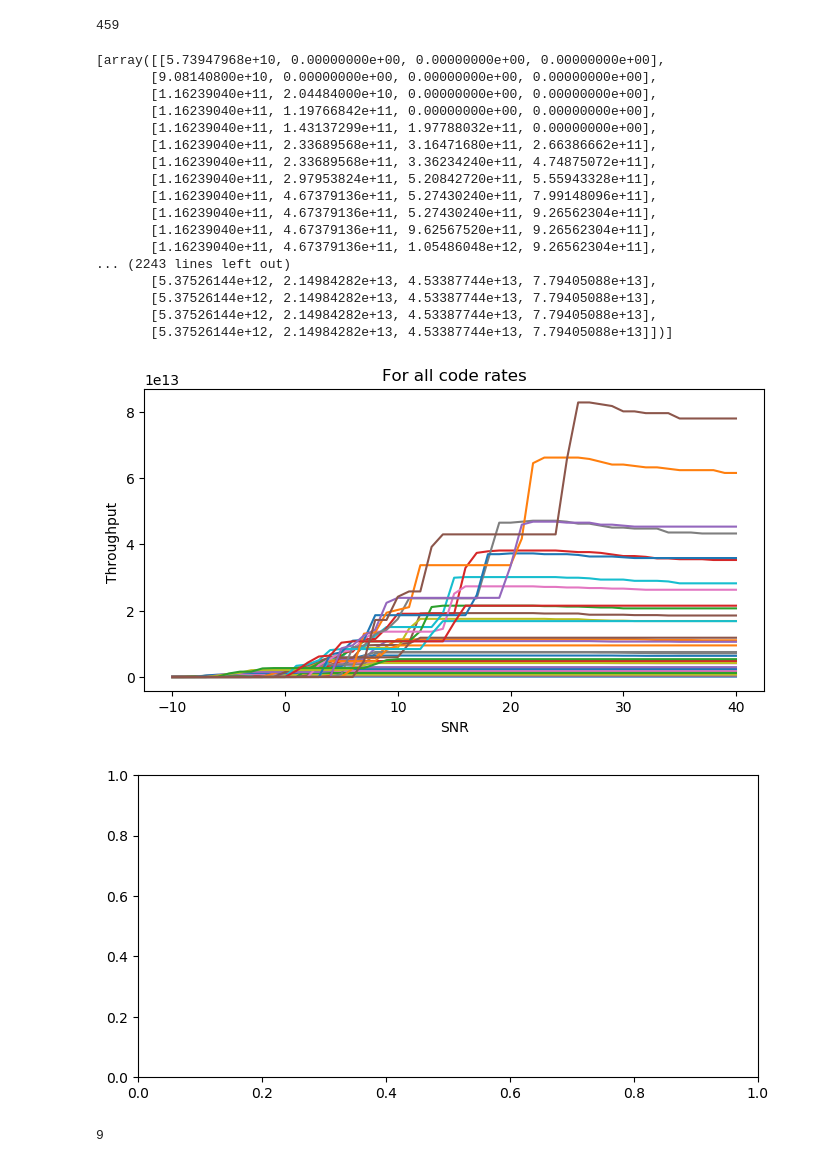
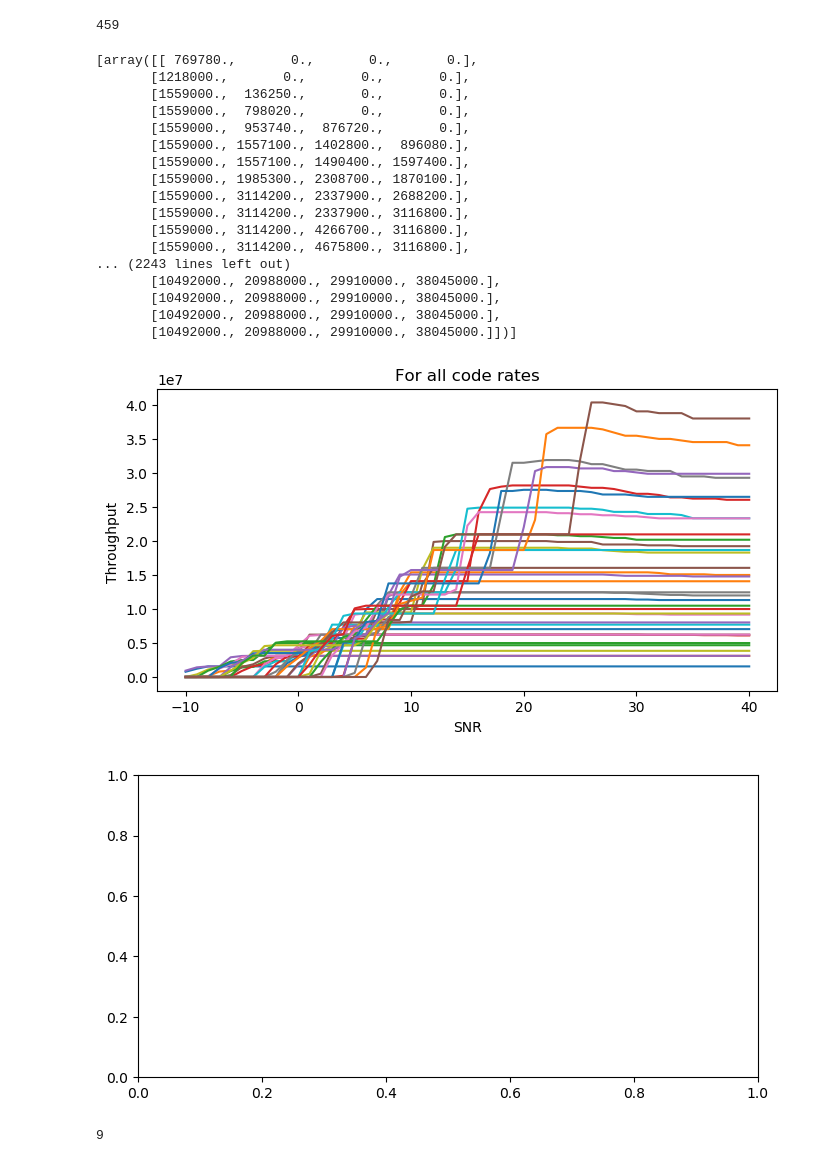
Before and after one commit to Shubham-Sahoo/5G-Communication, a Jupyter notebook: nakagami-fr2.ipynb, the cells around one changed output. Cells and saved outputs as stored; diff of their text form; code cells hidden in the pictures.

```diff
--- a/nakagami-fr2.ipynb
+++ b/nakagami-fr2.ipynb
@@ -160,52 +156,52 @@ maxthr4 = np.array([297280,594240,737280,962880,1208640,1352640,1475840,1803840,
 inflex_arr = []
 for i in range(9):
 
-    inflex1 = np.concatenate((np.reshape(((data_ch1[i*51:(i+1)*51,1])*maxthr1[i]),(51,1)),np.reshape(((data_ch2[i*51:(i+1)*51,1])*maxthr2[i]),(51,1))),axis=1)
-    inflex2 = np.concatenate((np.reshape(((data_ch3[i*51:(i+1)*51,1])*maxthr3[i]),(51,1)),np.reshape(((data_ch4[i*51:(i+1)*51,1])*maxthr4[i]),(51,1))),axis=1)
+    inflex1 = np.concatenate((np.reshape(((data_ch1[i*51:(i+1)*51,1])),(51,1)),np.reshape(((data_ch2[i*51:(i+1)*51,1])),(51,1))),axis=1)
+    inflex2 = np.concatenate((np.reshape(((data_ch3[i*51:(i+1)*51,1])),(51,1)),np.reshape(((data_ch4[i*51:(i+1)*51,1])),(51,1))),axis=1)
     #print(inflex1)
     inflex_c = np.concatenate((inflex1,inflex2),axis=1)
     inflex_arr.append(inflex_c)
     print(inflex_arr)
 # %% [output]
-[array([[5.73947968e+10, 0.00000000e+00, 0.00000000e+00, 0.00000000e+00],
-       [9.08140800e+10, 0.00000000e+00, 0.00000000e+00, 0.00000000e+00],
-       [1.16239040e+11, 2.04484000e+10, 0.00000000e+00, 0.00000000e+00],
-       [1.16239040e+11, 1.19766842e+11, 0.00000000e+00, 0.00000000e+00],
-       [1.16239040e+11, 1.43137299e+11, 1.97788032e+11, 0.00000000e+00],
-       [1.16239040e+11, 2.33689568e+11, 3.16471680e+11, 2.66386662e+11],
-       [1.16239040e+11, 2.33689568e+11, 3.36234240e+11, 4.74875072e+11],
-       [1.16239040e+11, 2.97953824e+11, 5.20842720e+11, 5.55943328e+11],
-       [1.16239040e+11, 4.67379136e+11, 5.27430240e+11, 7.99148096e+11],
-       [1.16239040e+11, 4.67379136e+11, 5.27430240e+11, 9.26562304e+11],
-       [1.16239040e+11, 4.67379136e+11, 9.62567520e+11, 9.26562304e+11],
-       [1.16239040e+11, 4.67379136e+11, 1.05486048e+12, 9.26562304e+11],
+[array([[ 769780.,       0.,       0.,       0.],
+       [1218000.,       0.,       0.,       0.],
+       [1559000.,  136250.,       0.,       0.],
+       [1559000.,  798020.,       0.,       0.],
+       [1559000.,  953740.,  876720.,       0.],
+       [1559000., 1557100., 1402800.,  896080.],
+       [1559000., 1557100., 1490400., 1597400.],
+       [1559000., 1985300., 2308700., 1870100.],
+       [1559000., 3114200., 2337900., 2688200.],
+       [1559000., 3114200., 2337900., 3116800.],
+       [1559000., 3114200., 4266700., 3116800.],
+       [1559000., 3114200., 4675800., 3116800.],
 ... (2243 lines left out)
-       [5.37526144e+12, 2.14984282e+13, 4.53387744e+13, 7.79405088e+13],
-       [5.37526144e+12, 2.14984282e+13, 4.53387744e+13, 7.79405088e+13],
-       [5.37526144e+12, 2.14984282e+13, 4.53387744e+13, 7.79405088e+13],
-       [5.37526144e+12, 2.14984282e+13, 4.53387744e+13, 7.79405088e+13]])]
+       [10492000., 20988000., 29910000., 38045000.],
+       [10492000., 20988000., 29910000., 38045000.],
+       [10492000., 20988000., 29910000., 38045000.],
+       [10492000., 20988000., 29910000., 38045000.]])]
 # %%
 fig,ax = plt.subplots(figsize=(8,4),dpi=100)
 fig2,ax2 = plt.subplots(figsize=(8,4),dpi=100)
 #inflex_arr = []
 for i in range(9):
 
     #ax.plot(data_ch[i*41:(i+1)*41,16730],(data_ch[i*41:(i+1)*41,16729]/1e6)-10*(data_ch[i*41:(i+1)*41,16729]/1e6)*(data_ch[i*41:(i+1)*41,16728]),label=str(i))
-    ax.plot(data_ch1[i*51:(i+1)*51,2],(data_ch1[i*51:(i+1)*51,1])*maxthr1[i],label='1'+str(i))
-    ax.plot(data_ch2[i*51:(i+1)*51,2],(data_ch2[i*51:(i+1)*51,1])*maxthr2[i],label='2'+str(i))
-    ax.plot(data_ch3[i*51:(i+1)*51,2],(data_ch3[i*51:(i+1)*51,1])*maxthr3[i],label='3'+str(i))
-    ax.plot(data_ch4[i*51:(i+1)*51,2],(data_ch4[i*51:(i+1)*51,1])*maxthr4[i],label='4'+str(i))
+    ax.plot(data_ch1[i*51:(i+1)*51,2],(data_ch1[i*51:(i+1)*51,1]),label='1'+str(i))
+    ax.plot(data_ch2[i*51:(i+1)*51,2],(data_ch2[i*51:(i+1)*51,1]),label='2'+str(i))
+    ax.plot(data_ch3[i*51:(i+1)*51,2],(data_ch3[i*51:(i+1)*51,1]),label='3'+str(i))
+    ax.plot(data_ch4[i*51:(i+1)*51,2],(data_ch4[i*51:(i+1)*51,1]),label='4'+str(i))
     #inflex = np.array([(data_ch1[i*41:(i+1)*41,1])*maxthr1[i],(data_ch2[i*41:(i+1)*41,1])*maxthr2[i],(data_ch3[i*41:(i+1)*41,1])*maxthr3[i],(data_ch4[i*41:(i+1)*41,1])*maxthr4[i]])
     #inflex_c = np.reshape(inflex,(-1,4))
     #inflex_arr.append(inflex_c)
     #ax.legend(loc=1)
     ax.set_title('For all code rates')
     ax.set_xlabel('SNR')
     ax.set_ylabel('Throughput ')
 
 plt.show()
 # %% [output]
-[figure, old version]
+[figure, new version]
 [figure]
 # %%
 len(inflex_arr)
```
Also changed, not shown: parts of 6 cells of this notebook.
